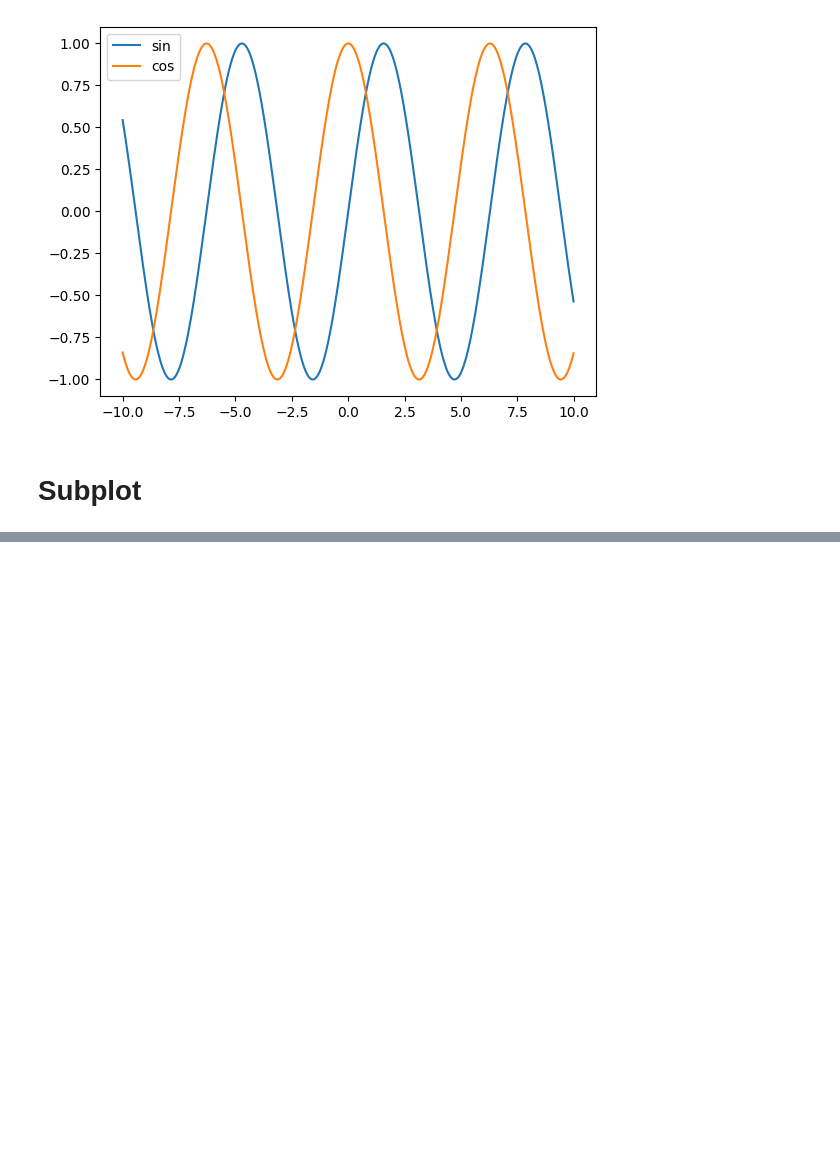
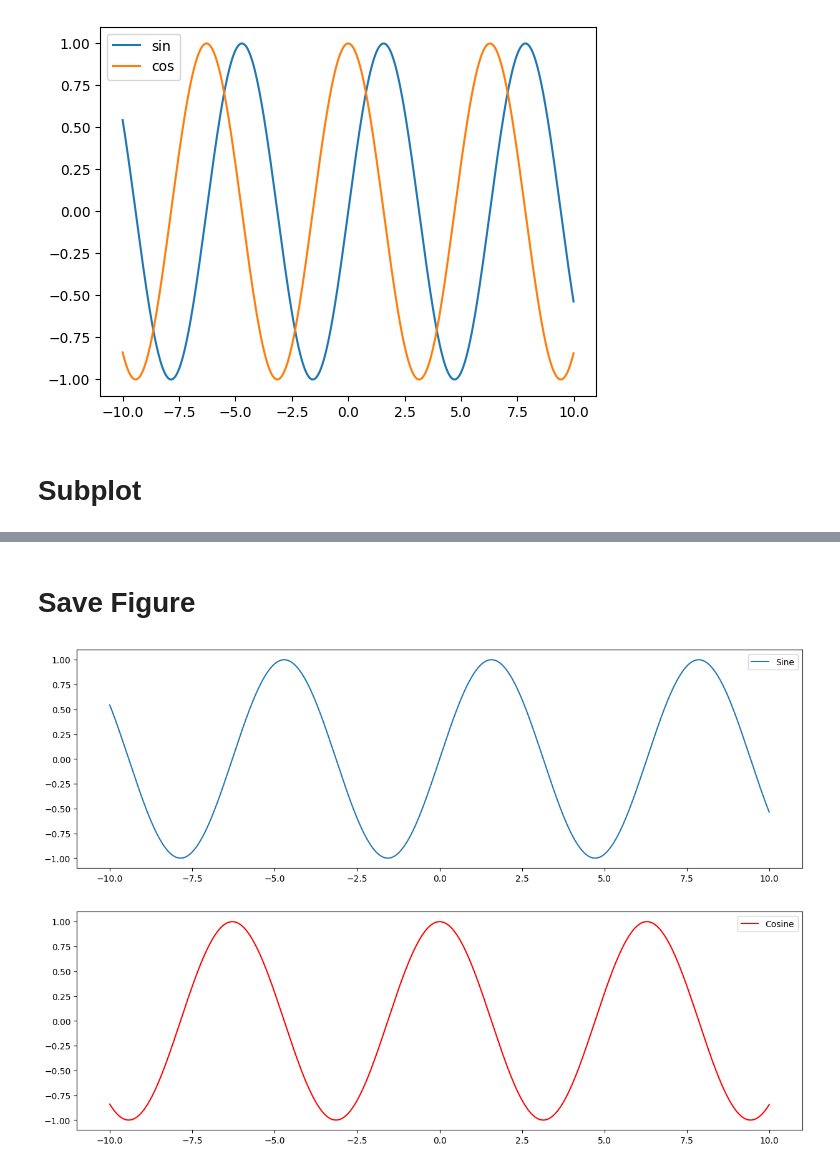
Before and after one commit to Imtiaj-Sajin/Computer-Vision-Pattern-Recogition, a Jupyter notebook: matplotlib_basics.ipynb, the cells around one changed output, grey strips where cells are left out. Drawn from its saved outputs; the diff is of its cells as text; code cells hidden in the pictures; blank space fills up the shorter version.

```diff
--- a/matplotlib_basics.ipynb
+++ b/matplotlib_basics.ipynb
@@ -98,0 +134,14 @@ from IPython.display import display
+# %% [markdown]
+# Save Figure
+# %%
+plt.figure(figsize=(15,10))
+plt.subplot(2,1,1)
+plt.plot(x,y1)
+plt.legend(['Sine'])
+
+plt.subplot(2,1,2)
+plt.plot(x,y2,color='red')
+plt.legend(['Cosine'])
+plt.show()
+# %% [output]
+[figure, added]
```
Also changed, not shown: parts of 5 cells of this notebook.
